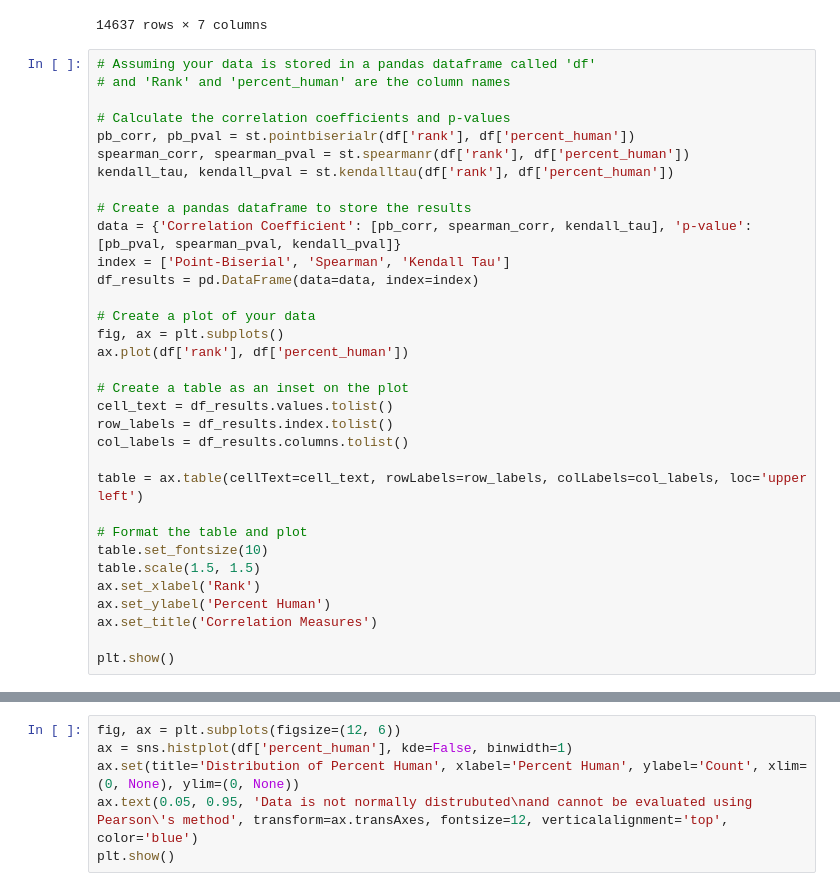
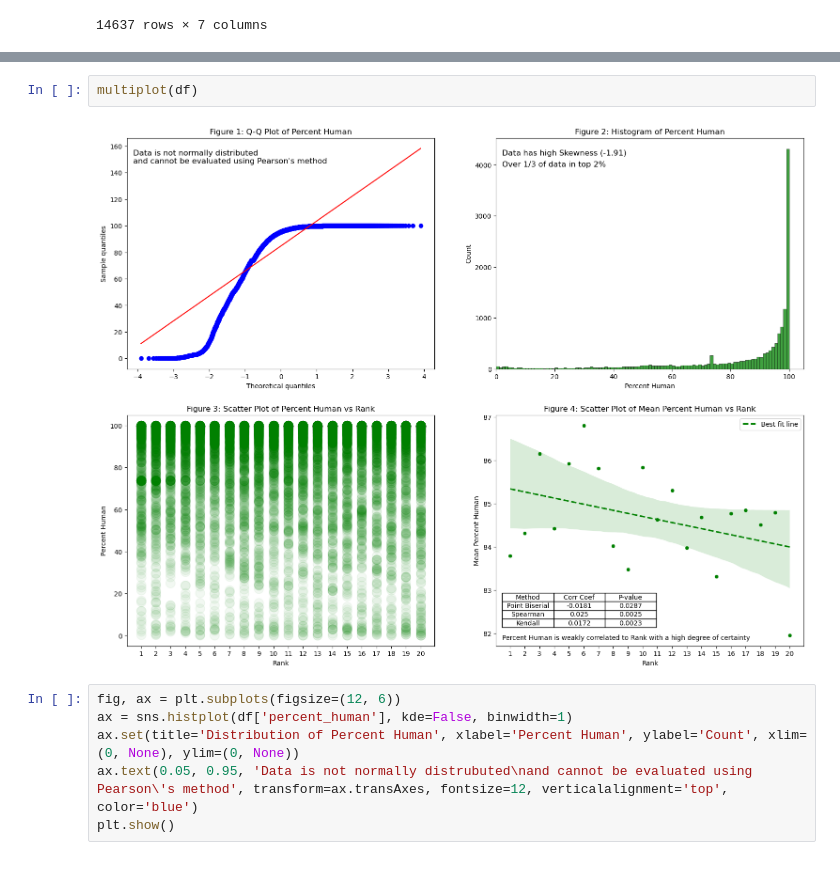
Before and after one commit to Magmafish/SerpGS, a Jupyter notebook: interpretation.ipynb, the cells around one changed output, grey strips where cells are left out. Saved outputs shown, nothing was run; the diff lists cells and outputs as text.

Commit message:
added new notebook added many many graphs

```diff
--- a/interpretation.ipynb
+++ b/interpretation.ipynb
@@ -30,36 +29,3 @@ df
 | 14635 | ruched midi dress | 19 | https://www.loft.com/petites/peti... | True | 1602.0 | 92.680357 | 7.319643 |
 | 14636 | ruched midi dress | 20 | https://www.loft.com/petites/peti... | True | 1602.0 | 92.680357 | 7.319643 |
 14637 rows × 7 columns
-# %%
-# Assuming your data is stored in a pandas dataframe called 'df'
-# and 'Rank' and 'percent_human' are the column names
-
-# Calculate the correlation coefficients and p-values
-pb_corr, pb_pval = st.pointbiserialr(df['rank'], df['percent_human'])
-spearman_corr, spearman_pval = st.spearmanr(df['rank'], df['percent_human'])
-kendall_tau, kendall_pval = st.kendalltau(df['rank'], df['percent_human'])
-
-# Create a pandas dataframe to store the results
-data = {'Correlation Coefficient': [pb_corr, spearman_corr, kendall_tau], 'p-value': [pb_pval, spearman_pval, kendall_pval]}
-index = ['Point-Biserial', 'Spearman', 'Kendall Tau']
-df_results = pd.DataFrame(data=data, index=index)
-
-# Create a plot of your data
-fig, ax = plt.subplots()
-ax.plot(df['rank'], df['percent_human'])
-
-# Create a table as an inset on the plot
-cell_text = df_results.values.tolist()
-row_labels = df_results.index.tolist()
-col_labels = df_results.columns.tolist()
-
-table = ax.table(cellText=cell_text, rowLabels=row_labels, colLabels=col_labels, loc='upper left')
-
-# Format the table and plot
-table.set_fontsize(10)
-table.scale(1.5, 1.5)
-ax.set_xlabel('Rank')
-ax.set_ylabel('Percent Human')
-ax.set_title('Correlation Measures')
-
-plt.show()
@@ -123,3 +142,7 @@ plt.show()
+# %%
+multiplot(df)
+# %% [output]
+[figure, added]
 # %%
 fig, ax = plt.subplots(figsize=(12, 6))
 ax = sns.histplot(df['percent_human'], kde=False, binwidth=1)
```
Also changed, not shown: parts of 6 cells of this notebook, 2 other files.
